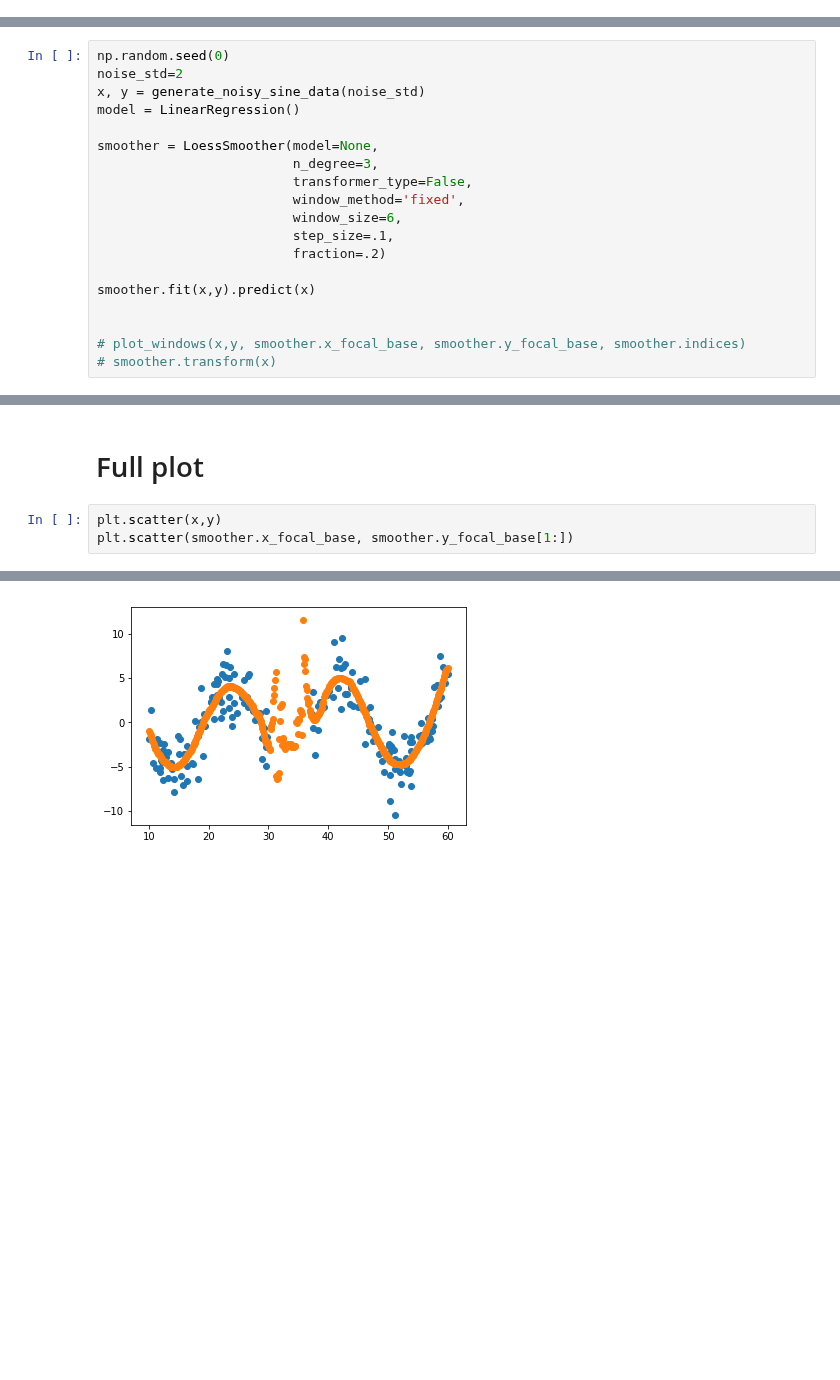
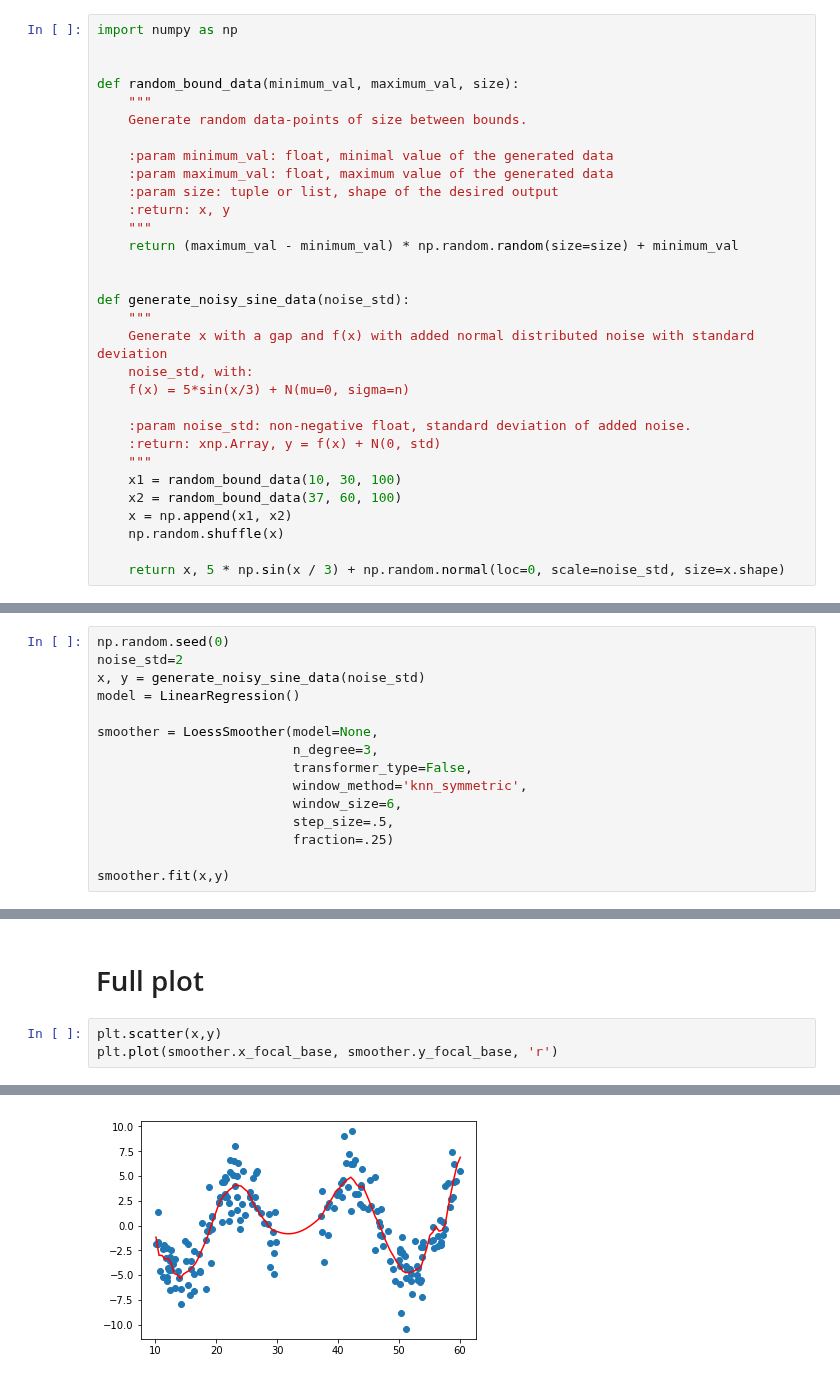
Before and after one commit to koaning/scikit-lego, a Jupyter notebook: notebooks/DA_loess.ipynb, the cells around one changed output, grey strips where cells are left out. Cells and saved outputs as stored; diff of their text form; blank space fills up the shorter version.

```diff
--- a/notebooks/DA_loess.ipynb
+++ b/notebooks/DA_loess.ipynb
@@ -14,0 +19,31 @@ import matplotlib.pyplot as plt
+# %%
+import numpy as np
+
+
+def random_bound_data(minimum_val, maximum_val, size):
+    """
+    Generate random data-points of size between bounds.
+
+    :param minimum_val: float, minimal value of the generated data
+    :param maximum_val: float, maximum value of the generated data
+    :param size: tuple or list, shape of the desired output
+    :return: x, y
+    """
+    return (maximum_val - minimum_val) * np.random.random(size=size) + minimum_val
+
+
+def generate_noisy_sine_data(noise_std):
+    """
+    Generate x with a gap and f(x) with added normal distributed noise with standard deviation
+    noise_std, with:
+    f(x) = 5*sin(x/3) + N(mu=0, sigma=n)
+
+    :param noise_std: non-negative float, standard deviation of added noise.
+    :return: xnp.Array, y = f(x) + N(0, std)
+    """
+    x1 = random_bound_data(10, 30, 100)
+    x2 = random_bound_data(37, 60, 100)
+    x = np.append(x1, x2)
+    np.random.shuffle(x)
+
+    return x, 5 * np.sin(x / 3) + np.random.normal(loc=0, scale=noise_std, size=x.shape)
@@ -21,14 +58,10 @@ model = LinearRegression()
 smoother = LoessSmoother(model=None,
                          n_degree=3,
                          transformer_type=False,
-                         window_method='fixed',
+                         window_method='knn_symmetric',
                          window_size=6,
-                         step_size=.1,
-                         fraction=.2)
+                         step_size=.5,
+                         fraction=.25)
 
-smoother.fit(x,y).predict(x)
-
-
-# plot_windows(x,y, smoother.x_focal_base, smoother.y_focal_base, smoother.indices)
-# smoother.transform(x)
+smoother.fit(x,y)
 # %% [output]
@@ -37,5 +95,5 @@ AttributeError: 'LoessSmoother' object has no attribute 'predict'
 # Full plot
 # %%
 plt.scatter(x,y)
-plt.scatter(smoother.x_focal_base, smoother.y_focal_base[1:])
+plt.plot(smoother.x_focal_base, smoother.y_focal_base, 'r')
 # %% [output]
@@ -43 +101 @@ plt.scatter(smoother.x_focal_base, smoother.y_focal_base[1:])
-[figure, old version]
+[figure, new version]
```
Also changed, not shown: parts of 13 cells of this notebook, 3 other files.
